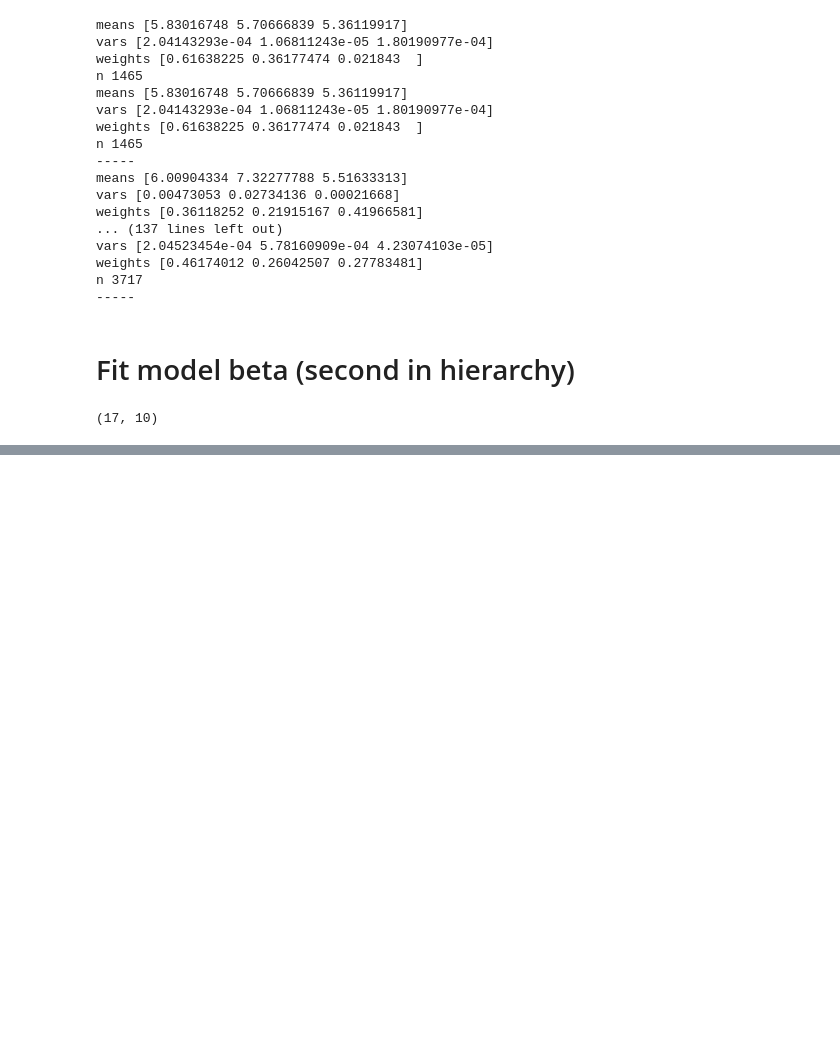
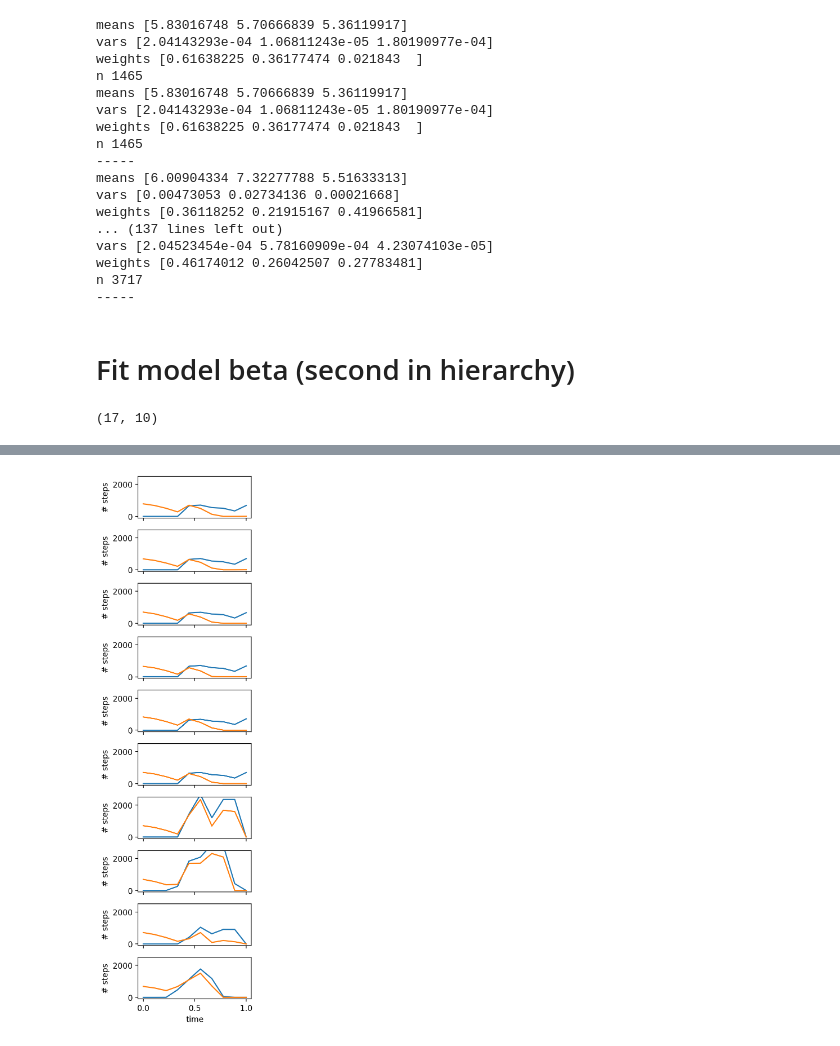
Before and after one commit to AurelienNioche/MAppAnalysis, a Jupyter notebook: notebooks/active_inference/main_13.ipynb, the cells around one changed output, grey strips where cells are left out. Drawn from its saved outputs; the diff is of its cells as text; code cells hidden in the pictures; blank space fills up the shorter version.

```diff
--- a/notebooks/active_inference/main_13.ipynb
+++ b/notebooks/active_inference/main_13.ipynb
@@ -454,0 +478,20 @@ for ax, activity in zip(axes, deriv_cum_steps):
+# %%
+activity = np.zeros((2,) + tuple(deriv_cum_steps.shape))
+activity[0] = deriv_cum_steps
+activity[1] = deriv_cum_steps + push_effect[:deriv_cum_steps.shape[0]]
+activity[activity < 0] = 0
+
+# Plot the activity
+n_samples = min(deriv_cum_steps.shape[0], 10) # Number of days
+fig, axes = plt.subplots(n_samples, figsize=(3, 10), sharex=True)
+for i, ax in enumerate(axes):
+    ax.plot(timestep, activity[0, i], color="C0")
+    ax.plot(timestep, activity[1, i], color="C1")
+    ax.set_ylim(np.min(activity) - 100, 2500)
+    ax.grid(False)
+    if i == len(axes) - 1:
+        ax.set_xlabel("time")
+    ax.set_ylabel("# steps")
+fig.tight_layout()
+# %% [output]
+[figure, added]
```
Also changed, not shown: parts of 6 cells of this notebook, 1 other file.
